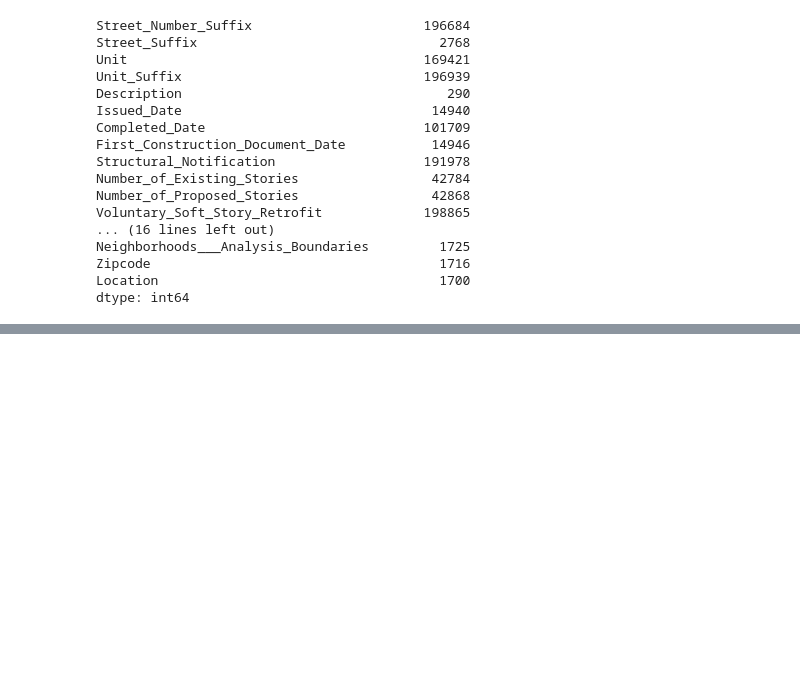
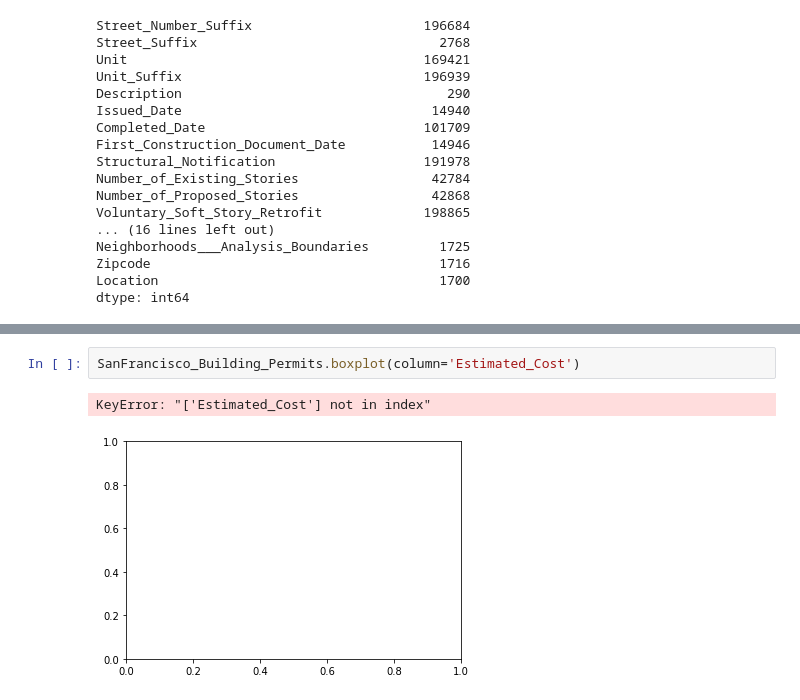
Before and after one commit to renzobechler-zz/diplodatos, a Jupyter notebook: AnalisisYCuracion/Laboratorio.ipynb, the cells around one changed output, grey strips where cells are left out. Saved outputs shown, nothing was run; the diff lists cells and outputs as text; blank space fills up the shorter version.

```diff
--- a/AnalisisYCuracion/Laboratorio.ipynb
+++ b/AnalisisYCuracion/Laboratorio.ipynb
@@ -275,0 +395,5 @@ SanFrancisco_Building_Permits[SanFrancisco_Building_Permits['Street_Number_Suffi
+# %%
+SanFrancisco_Building_Permits.boxplot(column='Estimated_Cost')
+# %% [output]
+KeyError: "['Estimated_Cost'] not in index"
+[figure, added]
```
Also changed, not shown: parts of 28 cells of this notebook, 1 other file.
